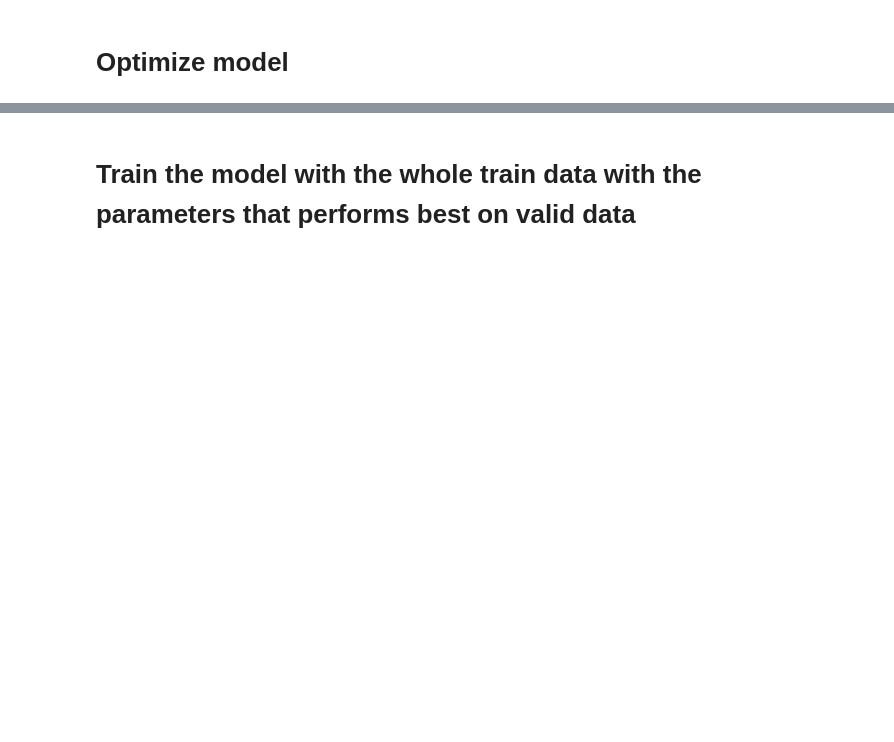
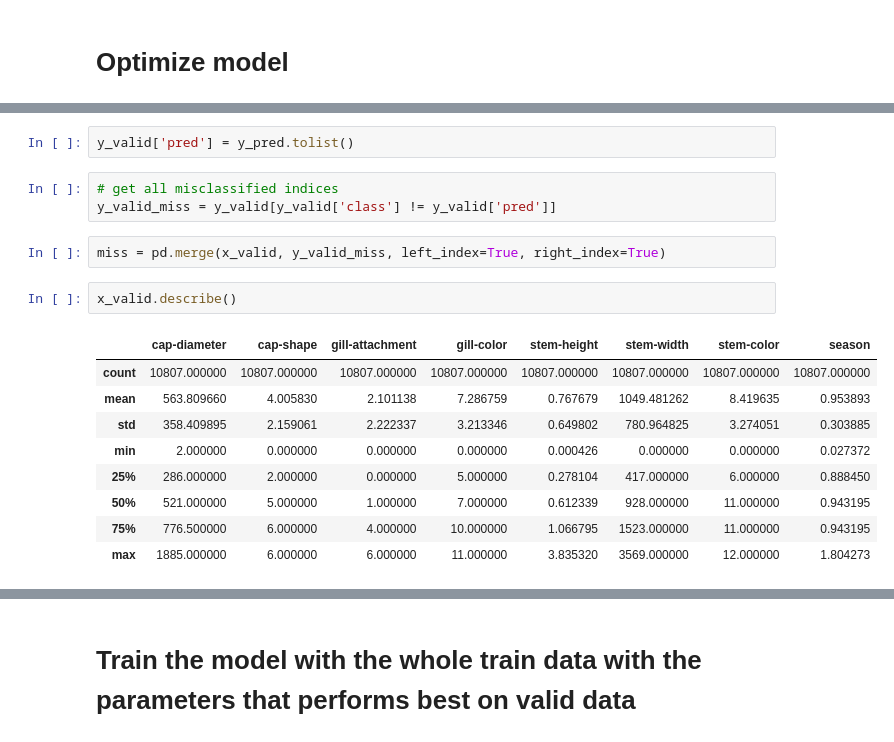
Before and after one commit to hiendamvan/mushroom_edible_classification, a Jupyter notebook: random_forest.ipynb, the cells around one changed output, grey strips where cells are left out. Drawn from its saved outputs; the diff is of its cells as text; blank space fills up the shorter version.

```diff
--- a/random_forest.ipynb
+++ b/random_forest.ipynb
@@ -164,0 +136,19 @@ Maximum accuracy :  0.9898214120477469  with n_estimators =  80
+# %%
+y_valid['pred'] = y_pred.tolist()
+# %%
+# get all misclassified indices
+y_valid_miss = y_valid[y_valid['class'] != y_valid['pred']]
+# %%
+miss = pd.merge(x_valid, y_valid_miss, left_index=True, right_index=True)
+# %%
+x_valid.describe()
+# %% [output]
+|  | cap-diameter | cap-shape | gill-attachment | gill-color | stem-height | stem-width | stem-color | season |
+| count | 10807.000000 | 10807.000000 | 10807.000000 | 10807.000000 | 10807.000000 | 10807.000000 | 10807.000000 | 10807.000000 |
+| mean | 563.809660 | 4.005830 | 2.101138 | 7.286759 | 0.767679 | 1049.481262 | 8.419635 | 0.953893 |
+| std | 358.409895 | 2.159061 | 2.222337 | 3.213346 | 0.649802 | 780.964825 | 3.274051 | 0.303885 |
+| min | 2.000000 | 0.000000 | 0.000000 | 0.000000 | 0.000426 | 0.000000 | 0.000000 | 0.027372 |
+| 25% | 286.000000 | 2.000000 | 0.000000 | 5.000000 | 0.278104 | 417.000000 | 6.000000 | 0.888450 |
+| 50% | 521.000000 | 5.000000 | 1.000000 | 7.000000 | 0.612339 | 928.000000 | 11.000000 | 0.943195 |
+| 75% | 776.500000 | 6.000000 | 4.000000 | 10.000000 | 1.066795 | 1523.000000 | 11.000000 | 0.943195 |
+| max | 1885.000000 | 6.000000 | 6.000000 | 11.000000 | 3.835320 | 3569.000000 | 12.000000 | 1.804273 |
```
Also changed, not shown: parts of 20 cells of this notebook, 1 other file.
